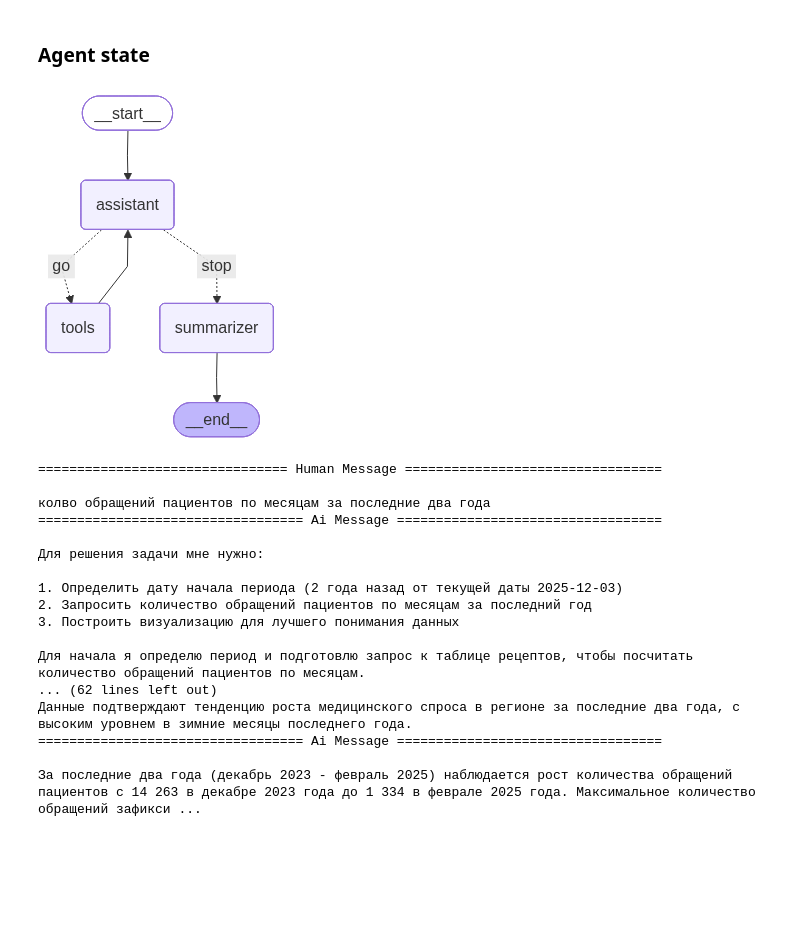
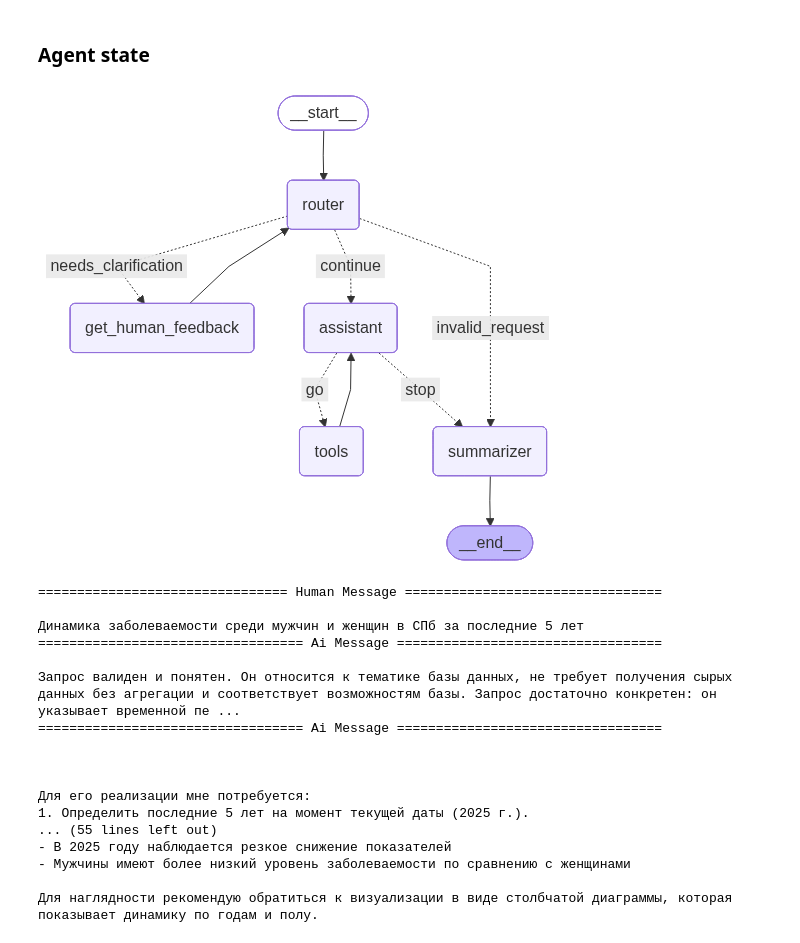
Before and after one commit to 20twomay/ai-med-brat, a Jupyter notebook: notebooks/agent3.ipynb, the cells around one changed output. Cells and saved outputs as stored; diff of their text form; code cells hidden in the pictures; blank space fills up the shorter version.

```diff
--- a/notebooks/agent3.ipynb
+++ b/notebooks/agent3.ipynb
@@ -58,13 +58,12 @@ DB_CONFIG = {
 ### Agent state
 # %%
 class AgentState(TypedDict):
-    user_input: str
     messages: Annotated[list[AnyMessage], add_messages]  # История сообщений LLM
     iteration: int
     max_iterations: int
     charts: list[str]
+    is_request_valid: bool
     needs_clarification: bool
-    clarification_question
 # %%
 DB_PROMPT = """
 СУБД: PostgreSQL 16
@@ -194,7 +193,18 @@ def plot_chart_tool(
             plt.xlabel(xlabel)
         if ylabel:
             plt.ylabel(ylabel)
-        plt.xticks(rotation=45)
+
+        plt.xticks(rotation=45, ha="right")
+
+        ax = plt.gca()
+        xlabels = ax.get_xticklabels()
+        new_labels = [
+            label.get_text()[:30] + "..." if len(label.get_text()) > 30 else label.get_text()
+            for label in xlabels
+        ]
+        ax.set_xticks(ax.get_xticks())
+        ax.set_xticklabels(new_labels, rotation=45, ha="right")
+
         plt.tight_layout()
 
         plt.savefig(f"plot_{title}.png")
@@ -294,38 +397,48 @@ def summarizer(state: AgentState) -> AgentState:
 # %%
 builder = StateGraph(AgentState)
 
+builder.add_node("router", router)
+builder.add_node("get_human_feedback", get_human_feedback)
 builder.add_node("assistant", assistant)
 builder.add_node("tools", ToolNode(tools))
 builder.add_node("summarizer", summarizer)
 
-builder.add_edge(START, "assistant")
-
-# ReAct with max_iterations
+builder.add_edge(START, "router")
+builder.add_conditional_edges(
+    "router",
+    route_after_router,
+    {
+        "needs_clarification": "get_human_feedback",
+        "continue": "assistant",
+        "invalid_request": "summarizer",
+    },
+)
+builder.add_edge("get_human_feedback", "router")
 builder.add_conditional_edges(
     "assistant",
     should_continue,
     {
         "stop": "summarizer",
         "go": "tools",
     },
 )
 builder.add_edge("tools", "assistant")
-
-memory = MemorySaver()
 builder.add_edge("summarizer", END)
 
 graph = builder.compile()
 graph
 # %% [output]
-[figure, old version]
+[figure, new version]
 # %%
 final_state = graph.invoke(
     {
         "messages": [
-            HumanMessage(content="колво обращений пациентов по месяцам за последние два года")
+            HumanMessage(
+                content="Динамика заболеваемости среди мужчин и женщин в СПб за последние 5 лет"
+            )
         ],
         "iteration": 0,
-        "max_iterations": 10,
+        "max_iterations": 15,
     }
 )
 
@@ -334,18 +447,18 @@ for m in final_state["messages"]:
 # %% [output]
 ================================ Human Message =================================
 
-колво обращений пациентов по месяцам за последние два года
+Динамика заболеваемости среди мужчин и женщин в СПб за последние 5 лет
 ================================== Ai Message ==================================
 
-Для решения задачи мне нужно:
-
-1. Определить дату начала периода (2 года назад от текущей даты 2025-12-03)
-2. Запросить количество обращений пациентов по месяцам за последний год
-3. Построить визуализацию для лучшего понимания данных
-
-Для начала я определю период и подготовлю запрос к таблице рецептов, чтобы посчитать количество обращений пациентов по месяцам.
-... (62 lines left out)
-Данные подтверждают тенденцию роста медицинского спроса в регионе за последние два года, с высоким уровнем в зимние месяцы последнего года.
+Запрос валиден и понятен. Он относится к тематике базы данных, не требует получения сырых данных без агрегации и соответствует возможностям базы. Запрос достаточно конкретен: он указывает временной пе ...
 ================================== Ai Message ==================================
 
-За последние два года (декабрь 2023 - февраль 2025) наблюдается рост количества обращений пациентов с 14 263 в декабре 2023 года до 1 334 в феврале 2025 года. Максимальное количество обращений зафикси ...
+
+
+Для его реализации мне потребуется:
+1. Определить последние 5 лет на момент текущей даты (2025 г.).
+... (55 lines left out)
+- В 2025 году наблюдается резкое снижение показателей
+- Мужчины имеют более низкий уровень заболеваемости по сравнению с женщинами
+
+Для наглядности рекомендую обратиться к визуализации в виде столбчатой диаграммы, которая показывает динамику по годам и полу.
```
Also changed, not shown: parts of 2 cells of this notebook.
